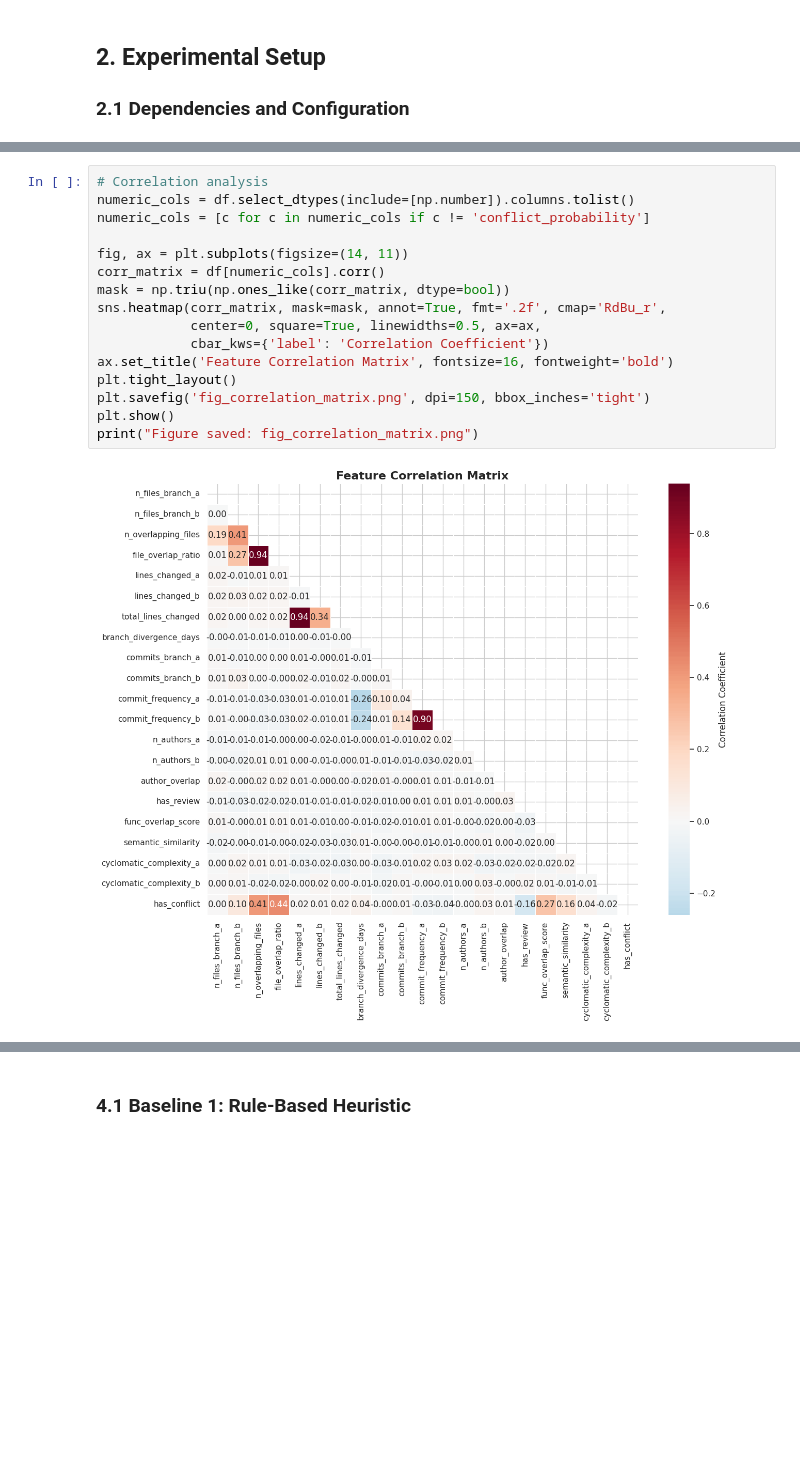
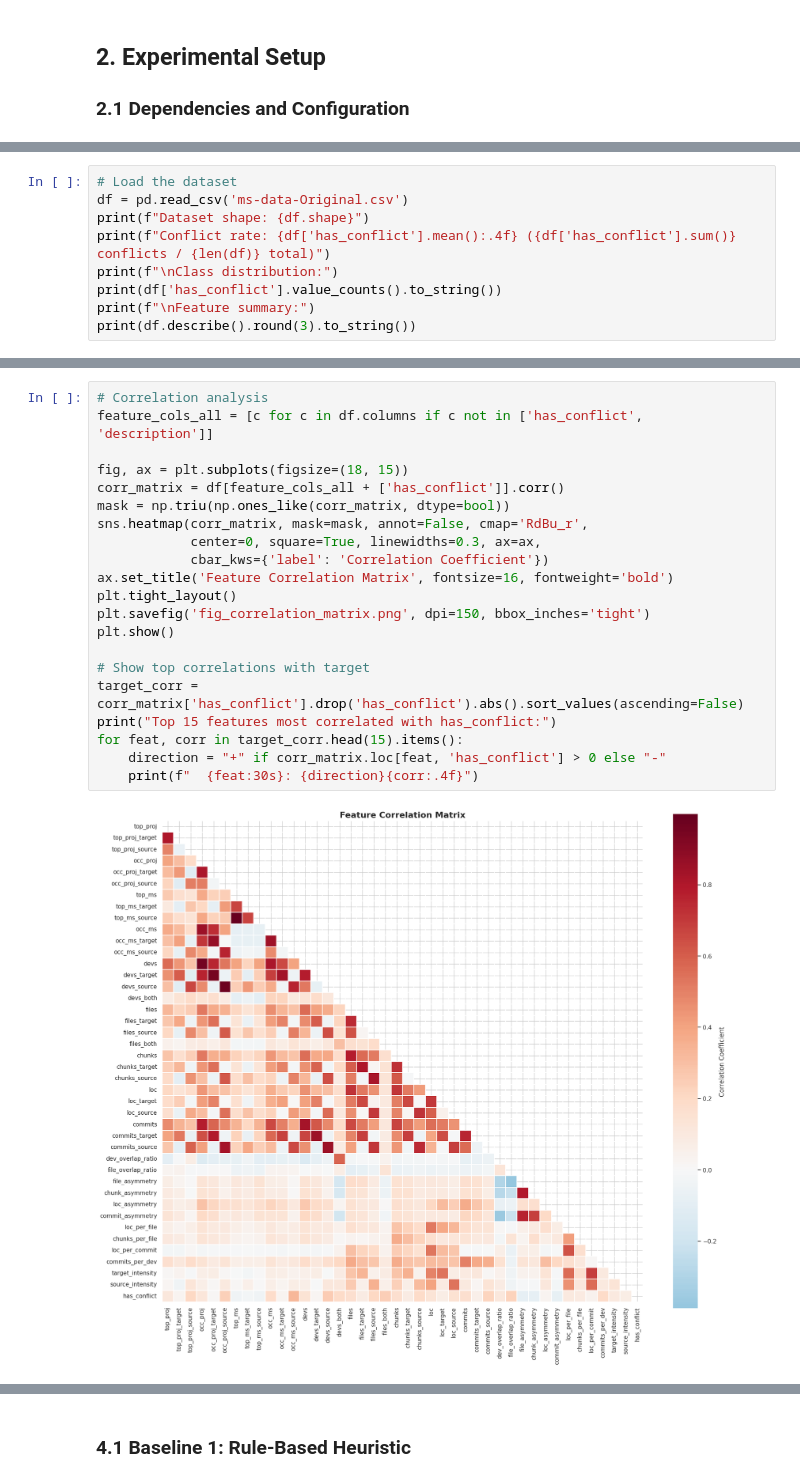
Before and after one commit to Cognition-Partner-Workshops/app_timesheet, a Jupyter notebook: research/merge_conflict_prediction_rag.ipynb, the cells around one changed output, grey strips where cells are left out. Drawn from its saved outputs; the diff is of its cells as text; blank space fills up the shorter version.

```diff
--- a/research/merge_conflict_prediction_rag.ipynb
+++ b/research/merge_conflict_prediction_rag.ipynb
@@ -257,0 +115,9 @@ max              23.000            16.000                8.000               0.6
+# %%
+# Load the dataset
+df = pd.read_csv('ms-data-Original.csv')
+print(f"Dataset shape: {df.shape}")
+print(f"Conflict rate: {df['has_conflict'].mean():.4f} ({df['has_conflict'].sum()} conflicts / {len(df)} total)")
+print(f"\nClass distribution:")
+print(df['has_conflict'].value_counts().to_string())
+print(f"\nFeature summary:")
+print(df.describe().round(3).to_string())
@@ -306,19 +310,24 @@ print("Figure saved: fig_eda_distributions.png")
 Figure saved: fig_eda_distributions.png
 # %%
 # Correlation analysis
-numeric_cols = df.select_dtypes(include=[np.number]).columns.tolist()
-numeric_cols = [c for c in numeric_cols if c != 'conflict_probability']
+feature_cols_all = [c for c in df.columns if c not in ['has_conflict', 'description']]
 
-fig, ax = plt.subplots(figsize=(14, 11))
-corr_matrix = df[numeric_cols].corr()
+fig, ax = plt.subplots(figsize=(18, 15))
+corr_matrix = df[feature_cols_all + ['has_conflict']].corr()
 mask = np.triu(np.ones_like(corr_matrix, dtype=bool))
-sns.heatmap(corr_matrix, mask=mask, annot=True, fmt='.2f', cmap='RdBu_r',
-            center=0, square=True, linewidths=0.5, ax=ax,
+sns.heatmap(corr_matrix, mask=mask, annot=False, cmap='RdBu_r',
+            center=0, square=True, linewidths=0.3, ax=ax,
             cbar_kws={'label': 'Correlation Coefficient'})
 ax.set_title('Feature Correlation Matrix', fontsize=16, fontweight='bold')
 plt.tight_layout()
 plt.savefig('fig_correlation_matrix.png', dpi=150, bbox_inches='tight')
 plt.show()
-print("Figure saved: fig_correlation_matrix.png")
+
+# Show top correlations with target
+target_corr = corr_matrix['has_conflict'].drop('has_conflict').abs().sort_values(ascending=False)
+print("Top 15 features most correlated with has_conflict:")
+for feat, corr in target_corr.head(15).items():
+    direction = "+" if corr_matrix.loc[feat, 'has_conflict'] > 0 else "-"
+    print(f"  {feat:30s}: {direction}{corr:.4f}")
 # %% [output]
-[figure, old version]
+[figure, new version]
```
Also changed, not shown: parts of 58 cells of this notebook, 2 other files.
